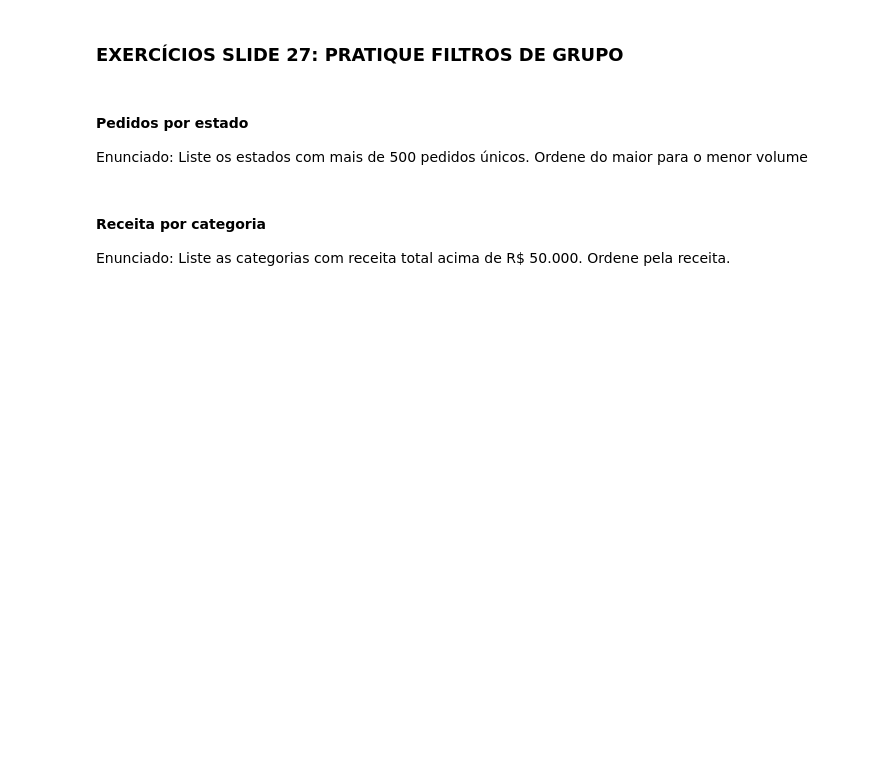
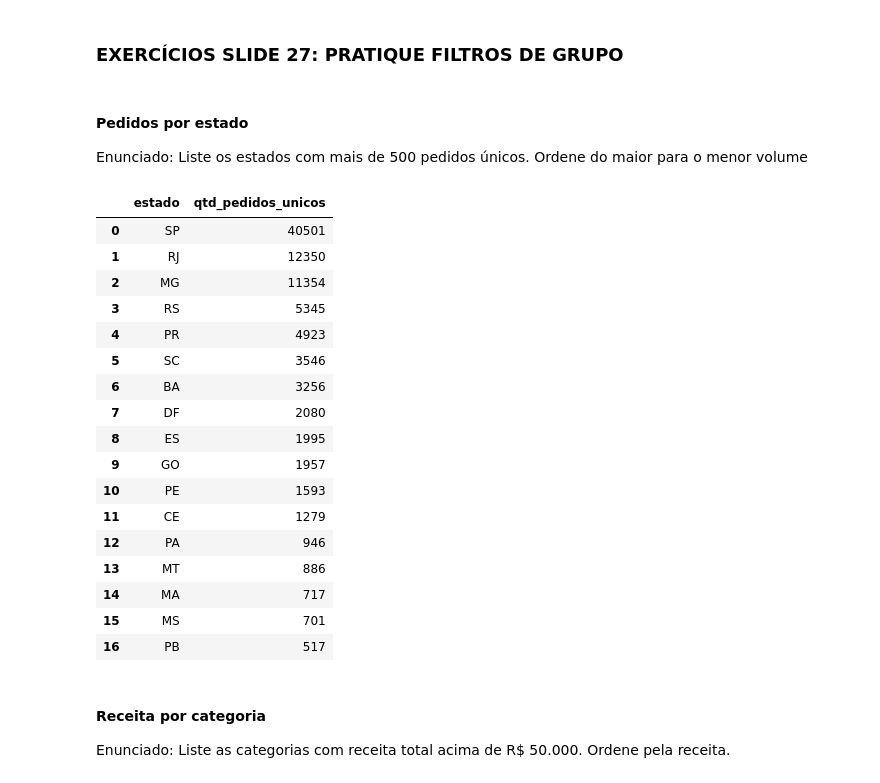
Before and after one commit to samuelbucco/Semana_9, a Jupyter notebook: samuel_bucco/SEMANA_9.ipynb, the cells around one changed output. Saved outputs shown, nothing was run; the diff lists cells and outputs as text; code cells hidden in the pictures; blank space fills up the shorter version.

```diff
--- a/samuel_bucco/SEMANA_9.ipynb
+++ b/samuel_bucco/SEMANA_9.ipynb
@@ -456,6 +539,37 @@ AttributeError: 'NoneType' object has no attribute 'df'
 #### Pedidos por estado
 
 Enunciado: Liste os estados com mais de 500 pedidos únicos. Ordene do maior para o menor volume
+# %%
+banco_dados.sql("""
+SELECT
+    c.customer_state as estado,
+    COUNT(DISTINCT f.order_id) as qtd_pedidos_unicos
+FROM fato_vendas f
+INNER JOIN dim_cliente c
+    ON c.cliente_sk = f.cliente_sk
+GROUP BY estado
+HAVING qtd_pedidos_unicos > 500
+ORDER BY qtd_pedidos_unicos DESC
+""").df()
+# %% [output]
+|  | estado | qtd_pedidos_unicos |
+| 0 | SP | 40501 |
+| 1 | RJ | 12350 |
+| 2 | MG | 11354 |
+| 3 | RS | 5345 |
+| 4 | PR | 4923 |
+| 5 | SC | 3546 |
+| 6 | BA | 3256 |
+| 7 | DF | 2080 |
+| 8 | ES | 1995 |
+| 9 | GO | 1957 |
+| 10 | PE | 1593 |
+| 11 | CE | 1279 |
+| 12 | PA | 946 |
+| 13 | MT | 886 |
+| 14 | MA | 717 |
+| 15 | MS | 701 |
+| 16 | PB | 517 |
 # %% [markdown]
 #### Receita por categoria
 
```
Also changed, not shown: parts of 6 cells of this notebook.
